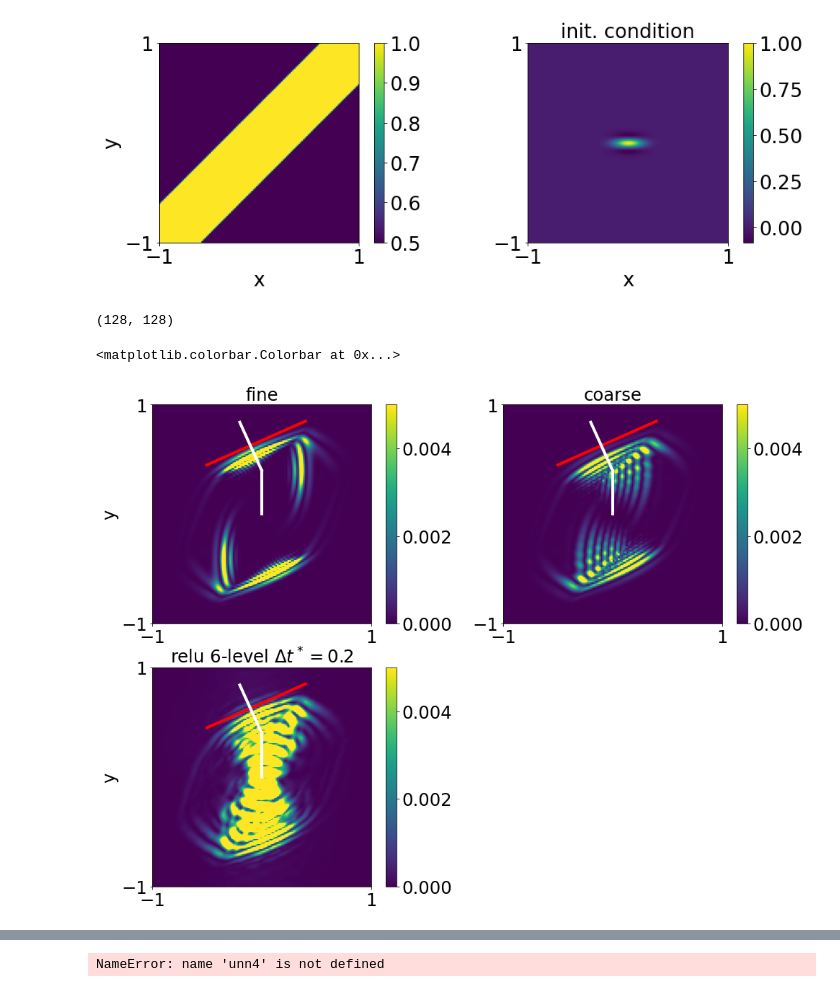
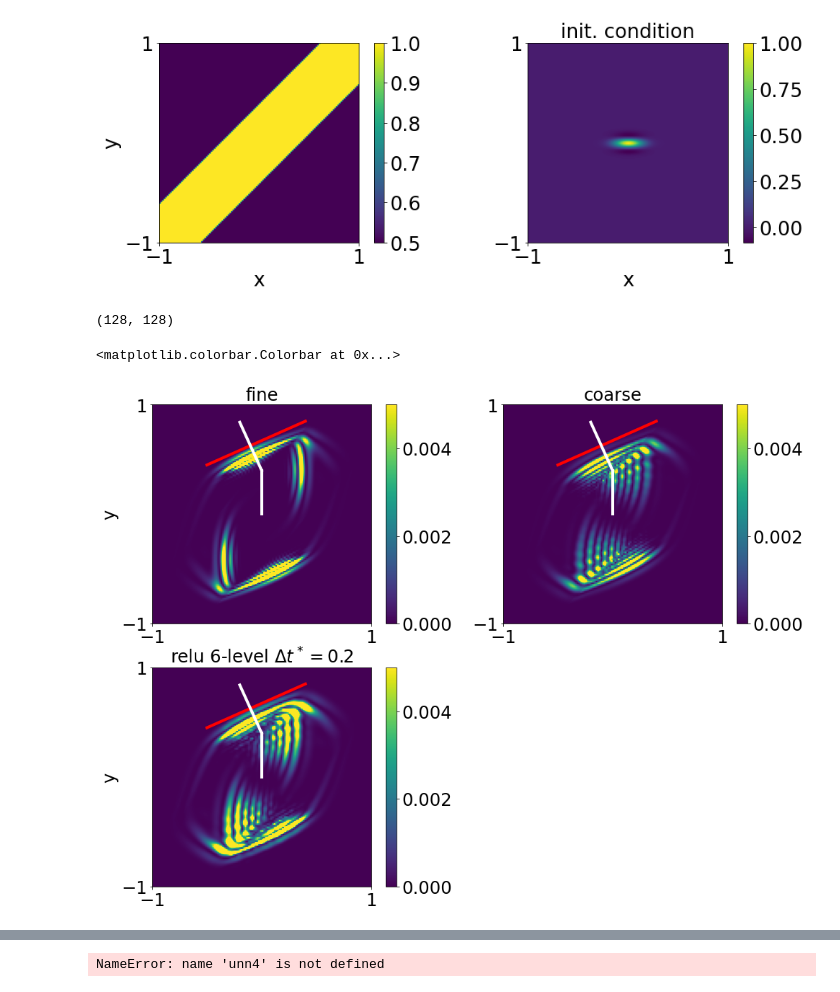
Before and after one commit to utkaiser/masterthesis_code, a Jupyter notebook: analysis/hieu_serial_timing.ipynb, the cells around one changed output, grey strips where cells are left out. Saved outputs shown, nothing was run; the diff lists cells and outputs as text; code cells hidden in the pictures.

Commit message:
first time worked reproducing fig10 unet

```diff
--- a/analysis/hieu_serial_timing.ipynb
+++ b/analysis/hieu_serial_timing.ipynb
@@ -19,7 +19,7 @@ import torch
 
 net1 = unet.UNet(wf=1, depth=3, scale_factor=2)
 net1 = torch.nn.DataParallel(net1)
-net1.load_state_dict(torch.load('../results/run_1/saved_model_unet9.pt')) #64^2 to 128^2
+net1.load_state_dict(torch.load('../results/run_1/saved_model_unet17.pt')) #64^2 to 128^2
 net1.eval()
 net1 = net1.double()
 netlist = [(r'relu 3-level',net1)]
@@ -45,8 +40,8 @@ import scipy.io as sio
 # %%
 # parameter setup
 
-Tf = 1.0
-cT = 0.1
+Tf = 2.0
+cT = 0.2
 dx = 2.0/128.0
 dt = dx / 20
 ny, nx = 64, 64
@@ -105,8 +100,8 @@ for velname, vel in veltest:
     unn1[:,:,0] = u0
     utnn1[:,:,0] = ut0
     for j in range(1,mt):
-        uc,utc = wave2.velocity_verlet_time_integrator(resize(unn1[:,:,j-1],[ny,nx],order=4),
-                             resize(utnn1[:,:,j-1],[ny,nx],order=4),
+        uc,utc = wave2.velocity_verlet_time_integrator(resize(ucc[:,:,j-1],[ny,nx],order=4),
+                             resize(utcc[:,:,j-1],[ny,nx],order=4),
                              resize(vel,[ny,nx],order=4),dx*m,dt*rt,cT)
         unn1[:,:,j],utnn1[:,:,j] = wp.ApplyNet2WaveSol(u0,ut0,uc,utc,vel,dx,net1)
 # %%
@@ -130,7 +125,7 @@ plt.colorbar(pos2)
 <matplotlib.colorbar.Colorbar at 0x...>
 [figure]
 # %%
-tj = 8
+tj = 4
 fig1 = plt.figure(figsize=(16,19))
 ax1 = fig1.add_subplot(3,2,1)
 pos1 = ax1.imshow(WaveUtil.WaveEnergyField(uf[:,:,tj],utf[:,:,tj],vel,dx)*dx*dx,vmax=0.005,extent=(-1,1,-1,1))
@@ -156,7 +151,7 @@ plt.plot([0.,-0.2],[0.4,0.84],'w',linewidth=4)
 plt.colorbar(pos2,ticks = [0,0.002,0.004])
 
 ax3 = fig1.add_subplot(3,2,3)
-ax3.imshow(WaveUtil.WaveEnergyField(unn1[:,:,tj],utnn1[:,:,tj],vel,dx)*dx*dx*dx,vmax=.005,extent=(-1,1,-1,1))
+ax3.imshow(WaveUtil.WaveEnergyField(unn1[:,:,tj],utnn1[:,:,tj],vel,dx)*dx*dx,vmax=.005,extent=(-1,1,-1,1))
 ax3.set_title(r'relu 6-level $\Delta t^*=0.2$')
 ax3.set_ylabel('y')
 plt.xticks([-1,1])
@@ -176,34 +171,34 @@ plt.colorbar(pos1,ticks = [0,0.002,0.004])
 # plt.plot([0.,-0.2],[0.4,0.84],'w',linewidth=4)
 # plt.colorbar(pos1,ticks = [0,0.002,0.004])
 #
 # ax5 = fig1.add_subplot(3,2,5)
 # ax5.imshow(WaveUtil.WaveEnergyField(unn3[:,:,tj],utnn3[:,:,tj],vel,dx)*dx*dx,vmax=0.005,extent=(-1,1,-1,1))
 # ax5.set_title(r'lin. 3-level $\Delta t^*=0.2$')
 # ax5.set_xlabel('x')
 # ax5.set_ylabel('y')
 # plt.xticks([-1,1])
 # plt.yticks([-1,1])
 # plt.plot([-0.5,0.4],[0.45,0.85],'r',linewidth=4)
 # plt.plot([0.,0.],[0.,0.4],'w',linewidth=4)
 # plt.plot([0.,-0.2],[0.4,0.84],'w',linewidth=4)
 # plt.colorbar(pos1,ticks = [0,0.002,0.004])
 #
 # ax6 = fig1.add_subplot(3,2,6)
 # ax6.imshow(WaveUtil.WaveEnergyField(unn4[:,:,tj],utnn4[:,:,tj],vel,dx)*dx*dx,vmax=0.005,extent=(-1,1,-1,1))
 # ax6.set_title(r'lin. 6-level $\Delta t^*=0.2$')
 # ax6.set_xlabel('x')
 # plt.xticks([-1,1])
 # plt.yticks([-1,1])
 # plt.plot([-0.5,0.4],[0.45,0.85],'r',linewidth=4)
 # plt.plot([0.,0.],[0.,0.4],'w',linewidth=4)
 # plt.plot([0.,-0.2],[0.4,0.84],'w',linewidth=4)
 # plt.colorbar(pos1,ticks = [0,0.002,0.004])
 #
 # #plt.savefig('./beamrefraction_uenergy.eps')
 # %% [output]
 (128, 128)
 <matplotlib.colorbar.Colorbar at 0x...>
-[figure, old version]
+[figure, new version]
 # %%
 tj = 2
 r = (uf[:,:,tj:tj+1] - np.min(uf[:,:,tj:tj+1]))
```
Also changed, not shown: parts of 4 cells of this notebook, 5 other files.
